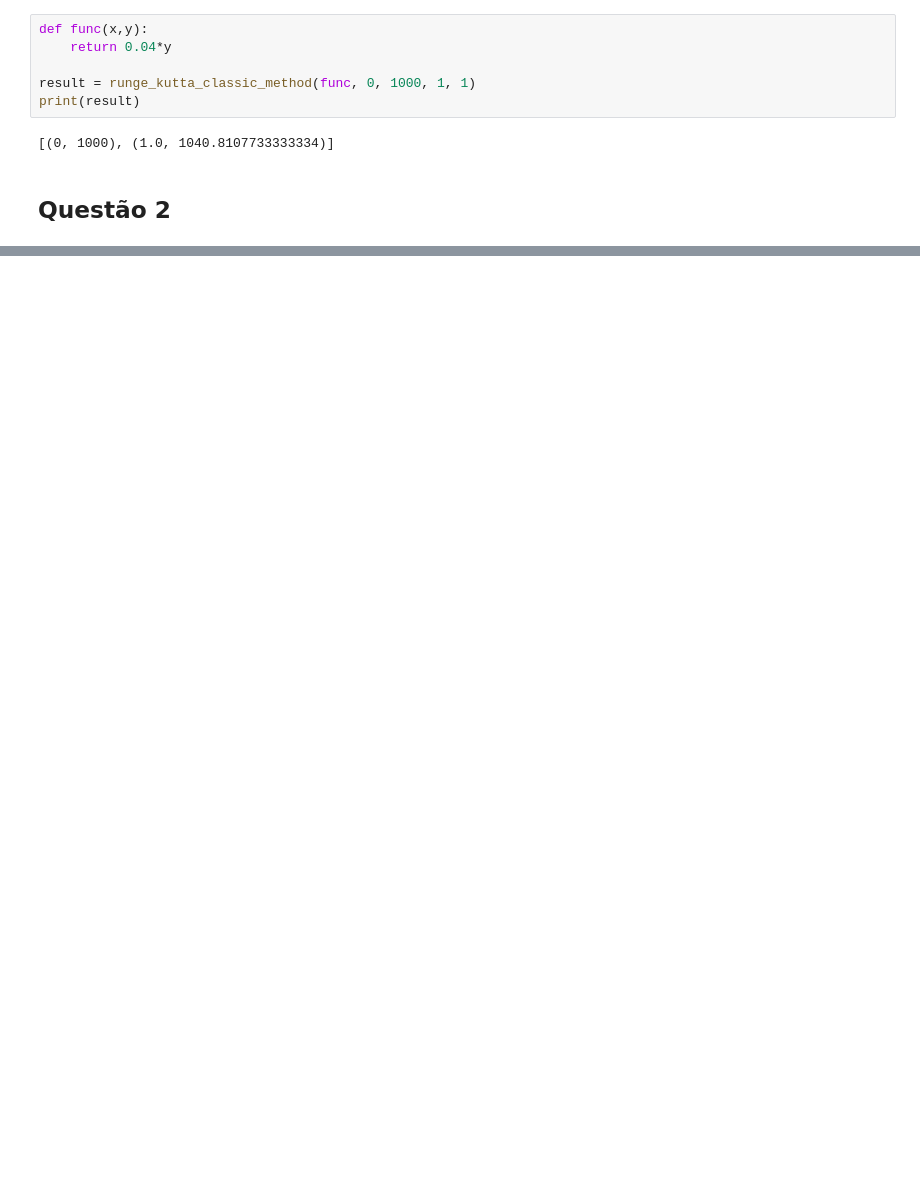
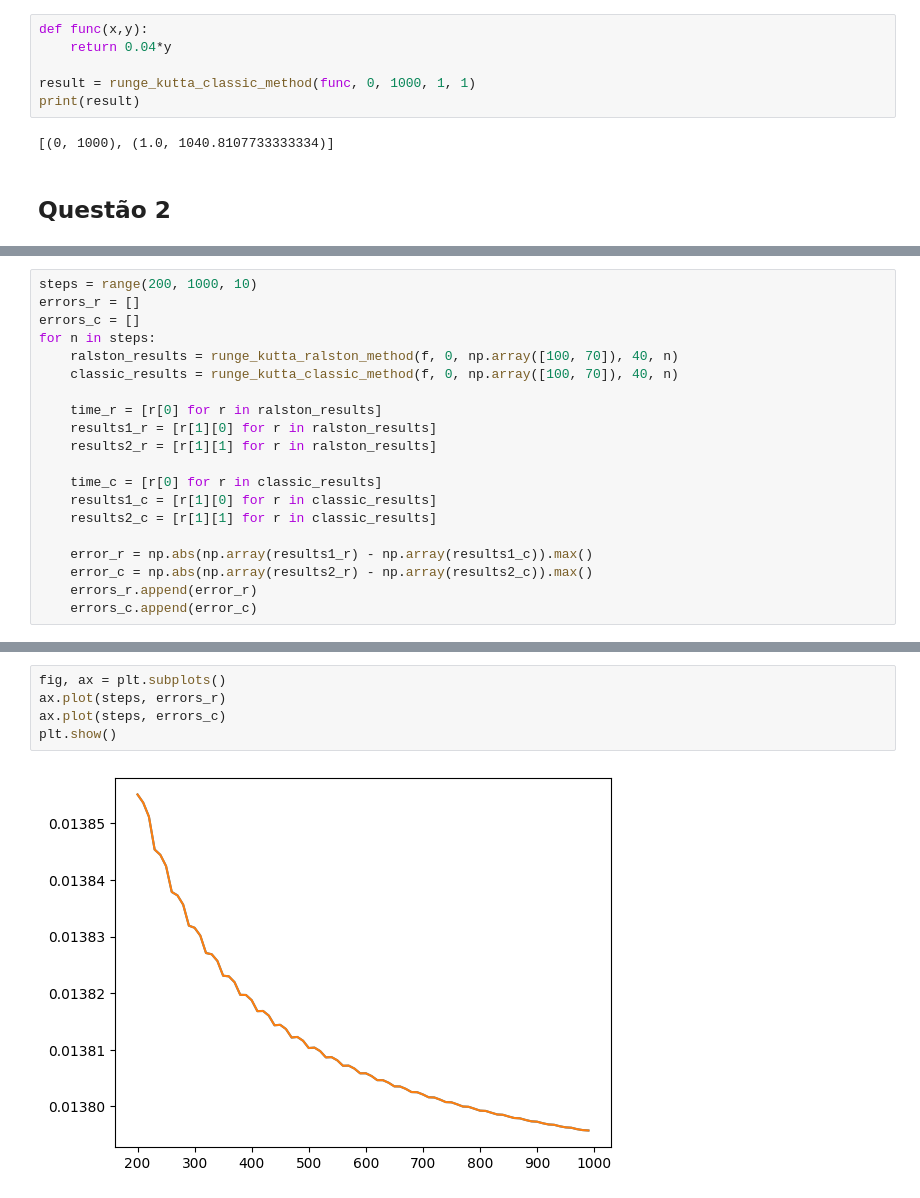
Before and after one commit to diegomatos321/UFRJ-Laboratorios, a Jupyter notebook: computacao-cientifica-edos-2025-01/metodos-runge-kutta.ipynb, the cells around one changed output, grey strips where cells are left out. Drawn from its saved outputs; the diff is of its cells as text; blank space fills up the shorter version.

```diff
--- a/computacao-cientifica-edos-2025-01/metodos-runge-kutta.ipynb
+++ b/computacao-cientifica-edos-2025-01/metodos-runge-kutta.ipynb
@@ -220,0 +228,20 @@ print(result)
+# %%
+steps = range(200, 1000, 10)
+errors_r = []
+errors_c = []
+for n in steps:
+    ralston_results = runge_kutta_ralston_method(f, 0, np.array([100, 70]), 40, n)
+    classic_results = runge_kutta_classic_method(f, 0, np.array([100, 70]), 40, n)
+
+    time_r = [r[0] for r in ralston_results]
+    results1_r = [r[1][0] for r in ralston_results]
+    results2_r = [r[1][1] for r in ralston_results]
+
+    time_c = [r[0] for r in classic_results]
+    results1_c = [r[1][0] for r in classic_results]
+    results2_c = [r[1][1] for r in classic_results]
+
+    error_r = np.abs(np.array(results1_r) - np.array(results1_c)).max()
+    error_c = np.abs(np.array(results2_r) - np.array(results2_c)).max()
+    errors_r.append(error_r)
+    errors_c.append(error_c)
@@ -220,0 +252,7 @@ print(result)
+# %%
+fig, ax = plt.subplots()
+ax.plot(steps, errors_r)
+ax.plot(steps, errors_c)
+plt.show()
+# %% [output]
+[figure, added]
```
Also changed, not shown: parts of 9 cells of this notebook.
